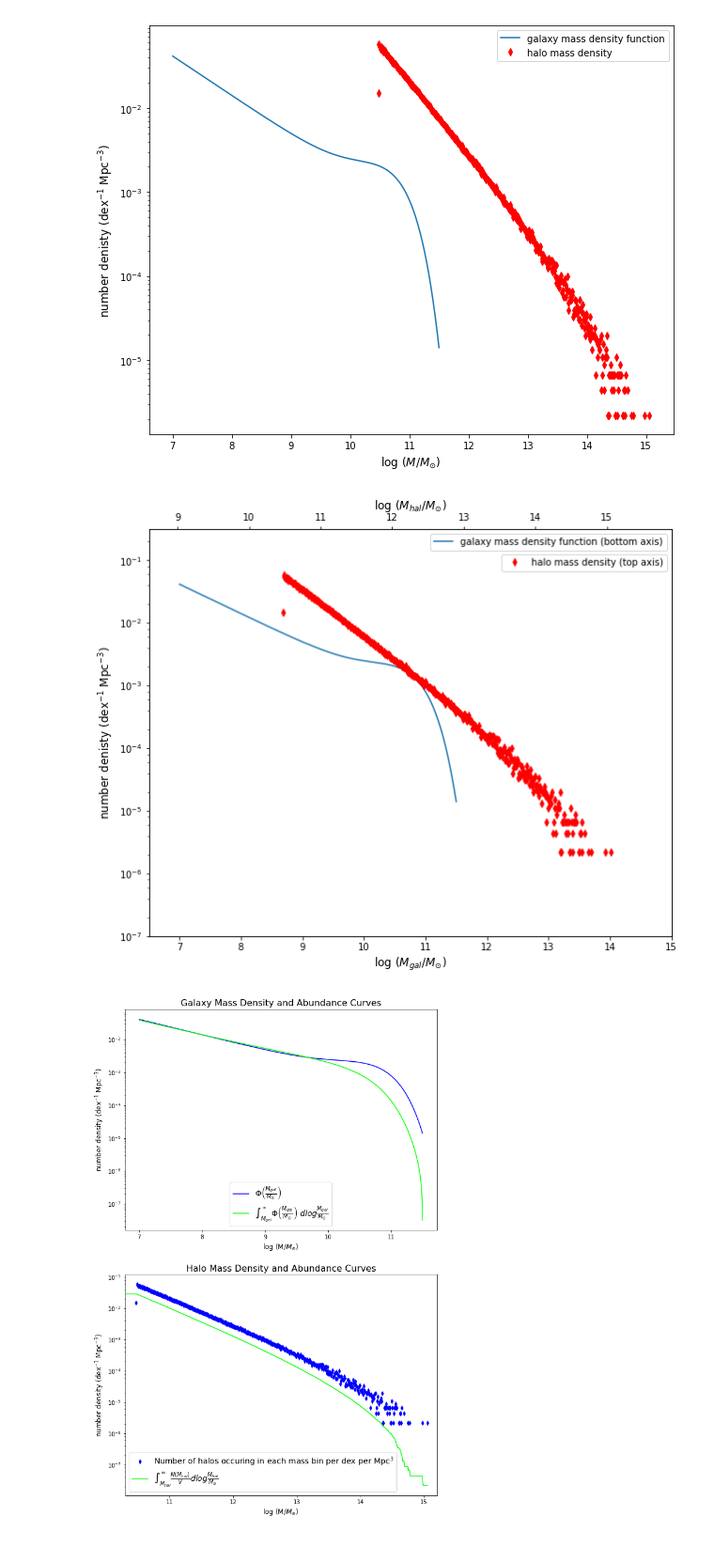
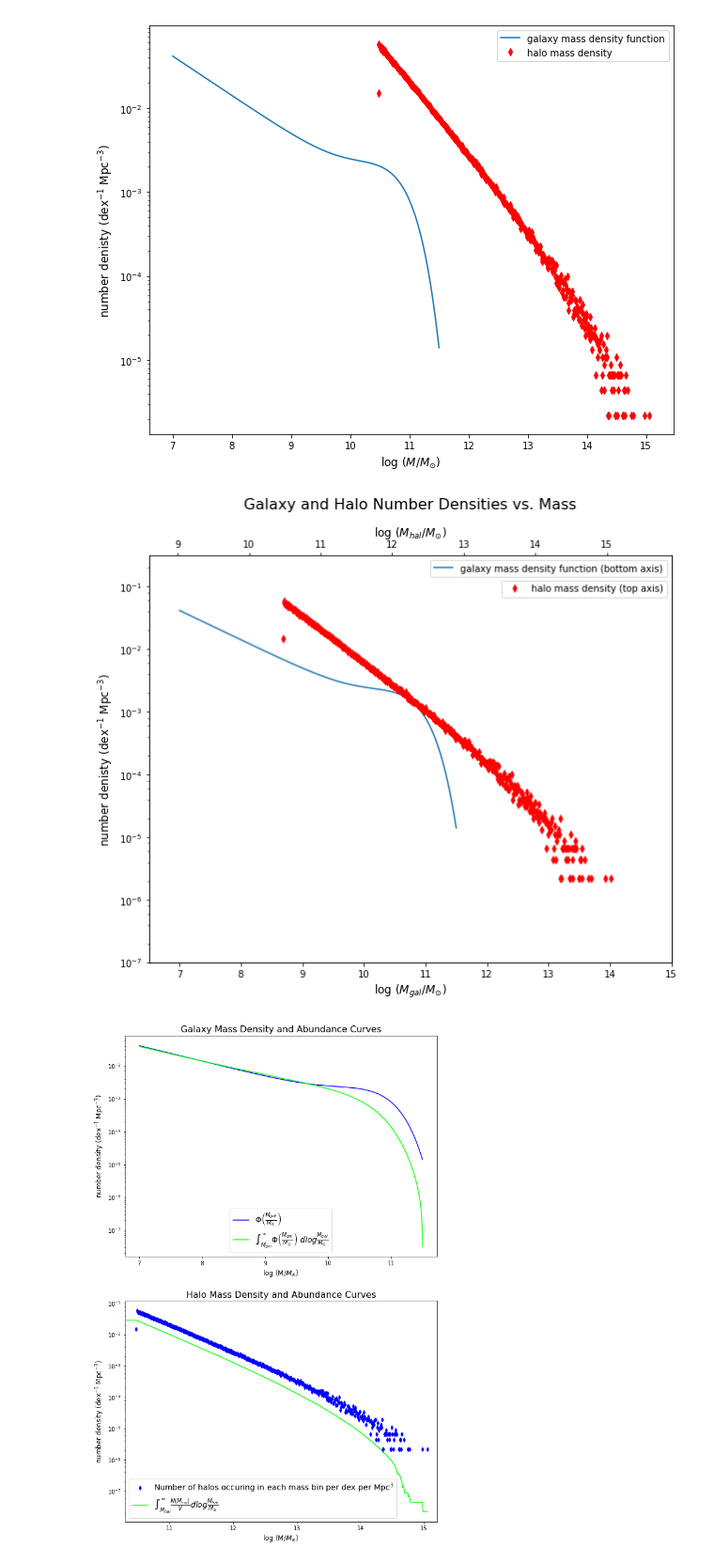
Before and after one commit to patricks1/Tinker, a Jupyter notebook: schechter.ipynb, the cells around one changed output. Shown at 94% size. Cells and saved outputs as stored; diff of their text form; code cells hidden in the pictures.

```diff
--- a/schechter.ipynb
+++ b/schechter.ipynb
@@ -114,26 +114,27 @@ plt.show()
 # %%
 #PLOT THE HALO AND GALAXY MASS DENSITY FUNCTION ON THE SAME PLOT, MOVING THE HALO MASS FUNCTION TO THE LEFT
 
 plt.figure(figsize=(10,8))
 
 plt.semilogy(logmratio,phi,label='galaxy mass density function (bottom axis)') #Plot the galaxy mass function
 plt.xlabel('log ($M_{gal}/M_{\odot}$)',fontsize=12)
 plt.ylabel('number denisty (dex$^{-1}$ Mpc$^{-3}$)',fontsize=12)
 plt.xlim(6.5,15)
 plt.legend()
 
 plt.twiny() #make a second x axis
 plt.ylim(10.**-7.,10.**-0.5)
 
 plt.semilogy(logmidbins,halofreq,'rd',markersize=5,label='halo mass density (top axis)')
 plt.xlim(8.6,15.9) #setting xlim for halo function
 plt.xlabel('log ($M_{hal}/M_{\odot}$)',fontsize=12)
 
 plt.legend(bbox_to_anchor=[1,0.95])
+plt.title('Galaxy and Halo Number Densities vs. Mass',fontsize=16,y=1.1)
 
 plt.show()
 # %% [output]
-[figure, old version]
+[figure, new version]
 # %%
 #CREATE THE ABUNDANCE CURVE FOR GALAXY MASS
 revphi = np.flip(phi,0) #reverse galaxy number density array so I can calculate the area as the integral from M_gal to inf
```
Also changed, not shown: parts of 5 cells of this notebook.
